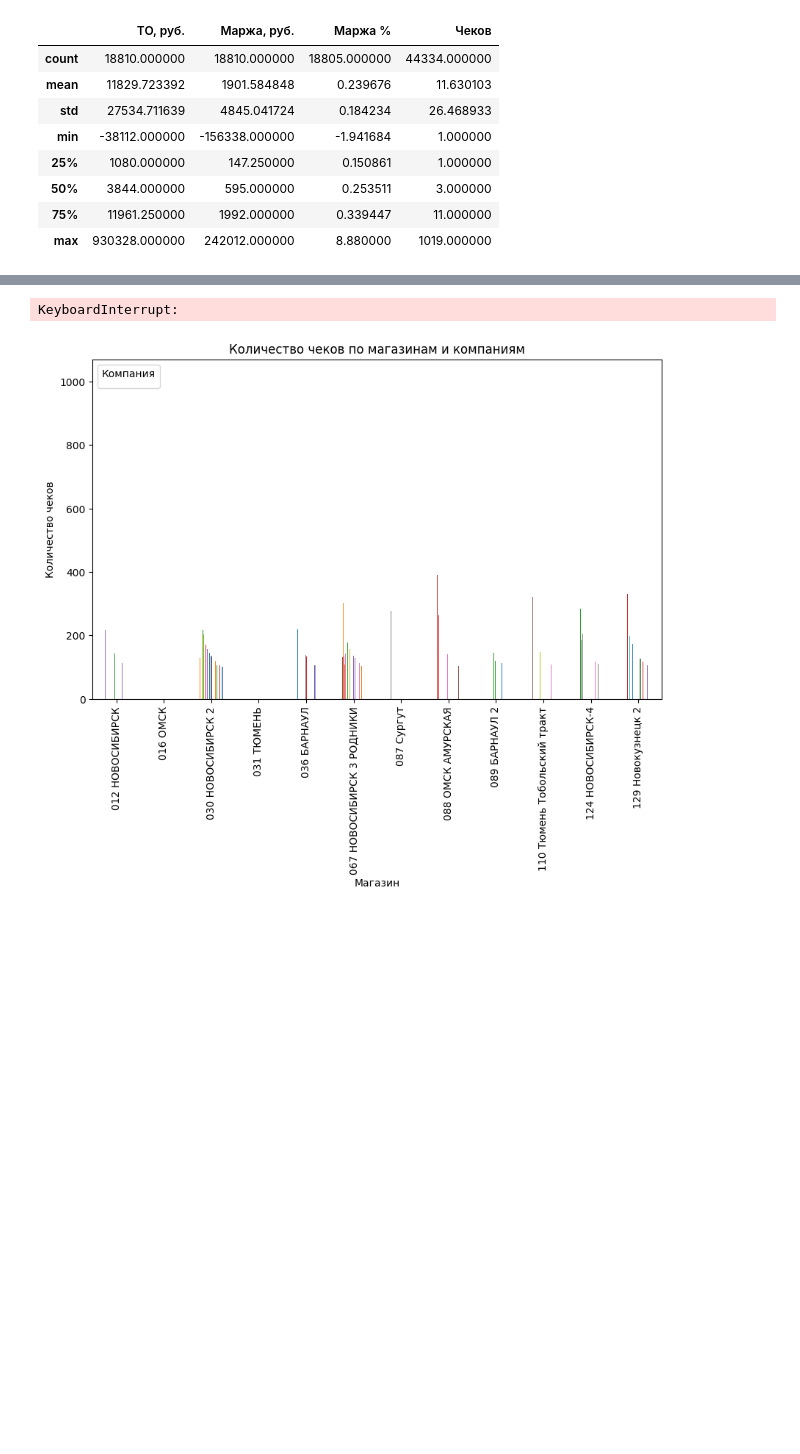
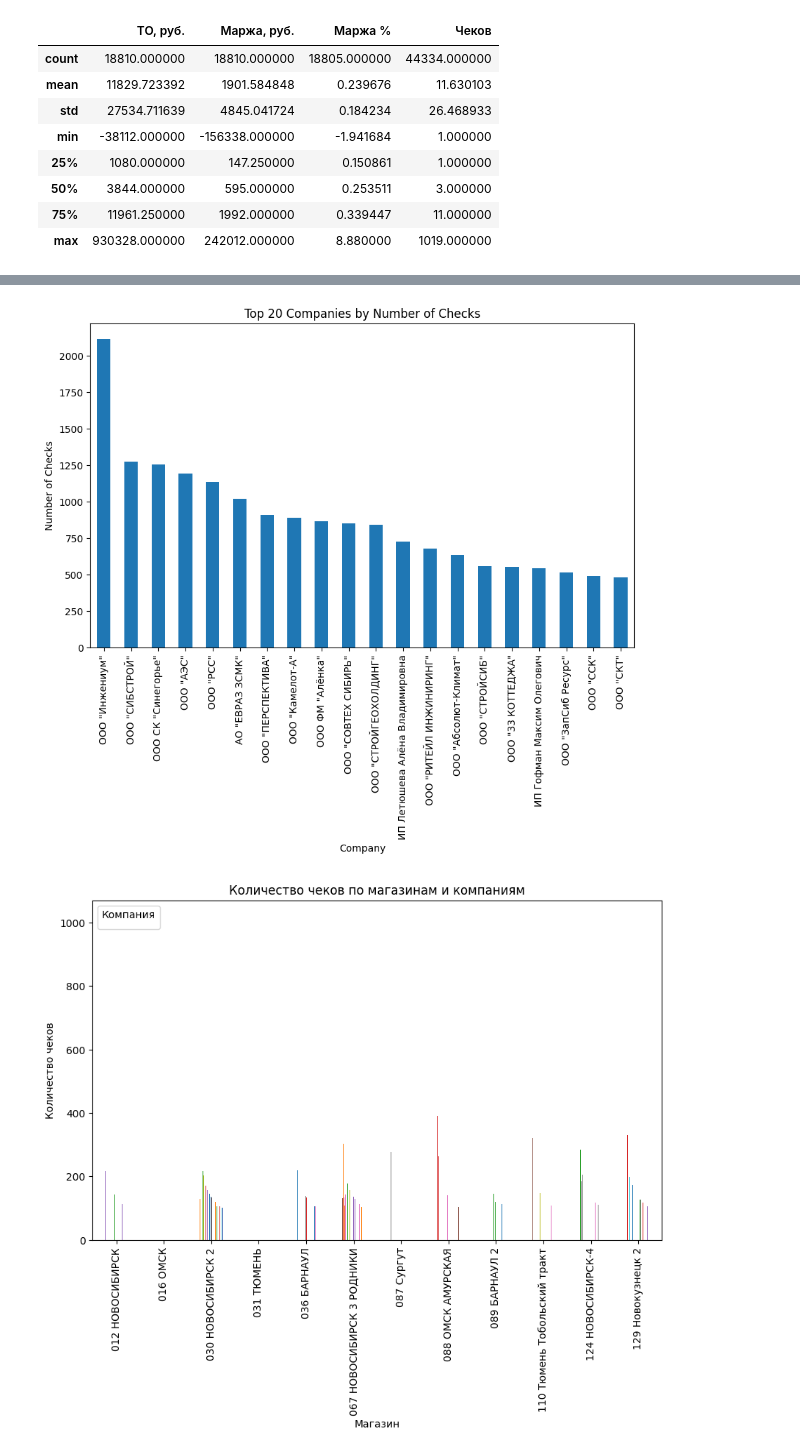
Before and after one commit to dimonpd/work, a Jupyter notebook: simple.ipynb, the cells around one changed output, grey strips where cells are left out. Cells and saved outputs as stored; diff of their text form; code cells hidden in the pictures; blank space fills up the shorter version.

```diff
--- a/simple.ipynb
+++ b/simple.ipynb
@@ -46,0 +52,3 @@ df.describe()
+# %%
+df = df.drop_duplicates('Чеков')
+df
@@ -79,12 +101,15 @@ Name: Чеков, Length: 663, dtype: float64
 # %%
-f_grouped = df.groupby(['Клиент', 'Магазин'])['Чеков'].sum().sort_values(ascending=False).loc[lambda x: x > 100]
+company_checks = df.groupby('Клиент')['Чеков'].sum().sort_values(ascending=False)
 
-df_grouped.unstack('Магазин').plot(kind='bar', figsize=(10, 6))
-plt.title('Количество чеков по клиентам и магазинам')
-plt.xlabel('Клиент')
-plt.ylabel('Количество чеков')
-plt.legend(title='Магазин', labels=[])  # Remove the list of stores from the legend
+# Get the top 20 companies
+top_companies = company_checks.head(20)
+
+# Create the bar chart
+top_companies.plot(kind='bar', figsize=(10, 6))
+plt.title('Top 20 Companies by Number of Checks')
+plt.xlabel('Company')
+plt.ylabel('Number of Checks')
 plt.show()
 # %% [output]
-KeyboardInterrupt:
+[figure, added]
 # %%
```
Also changed, not shown: parts of 5 cells of this notebook.
